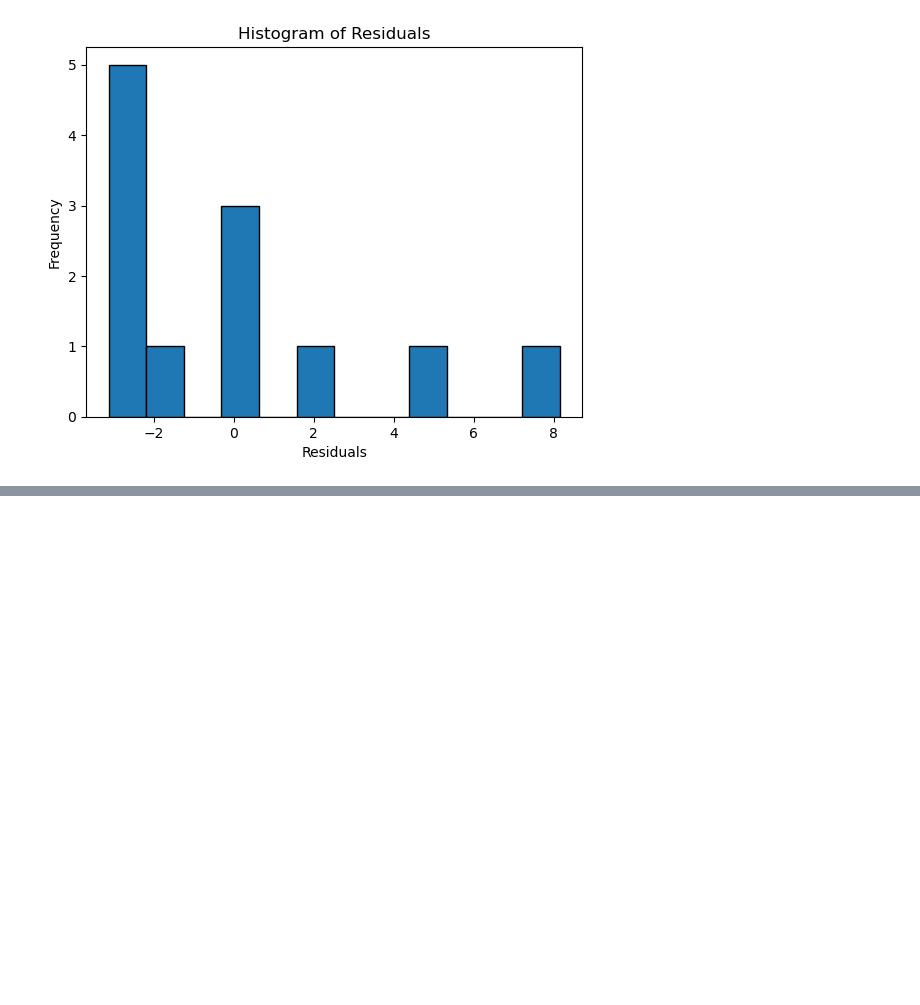
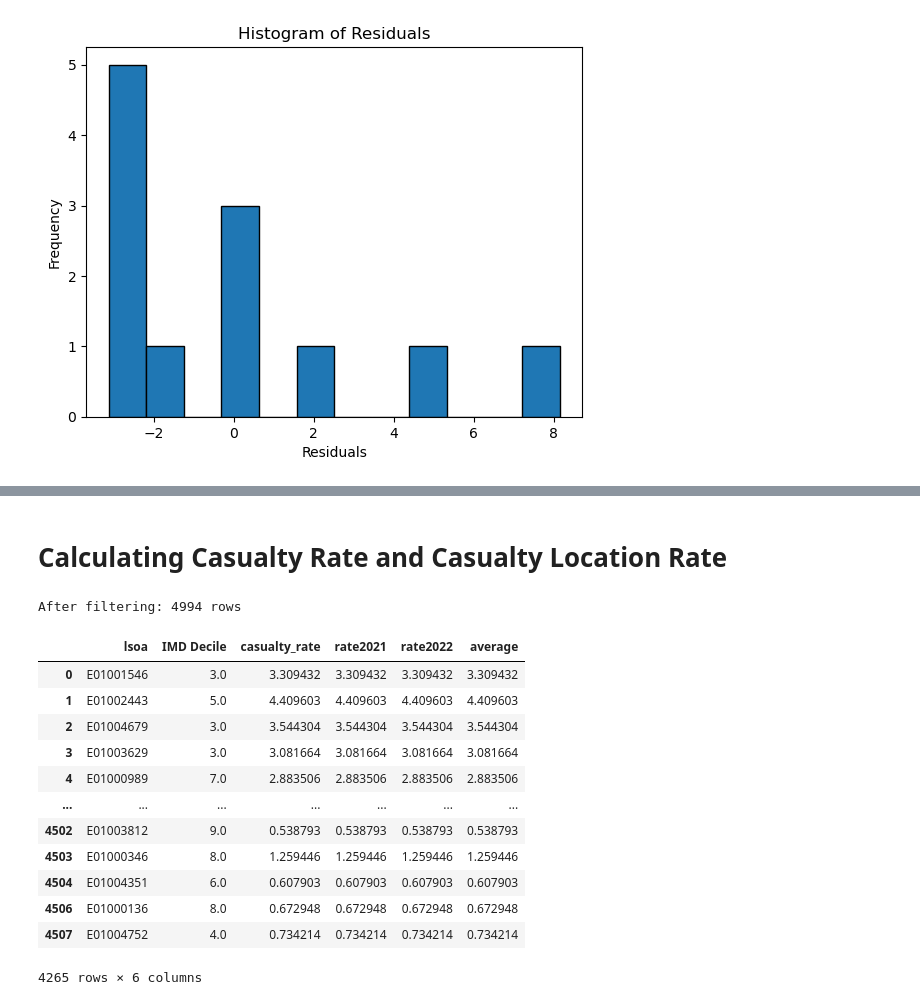
Before and after one commit to jwkee0420/Quantitative-Methods, a Jupyter notebook: Jin_safety_descriptive_statistics.ipynb, the cells around one changed output, grey strips where cells are left out. Cells and saved outputs as stored; diff of their text form; code cells hidden in the pictures; blank space fills up the shorter version.

```diff
--- a/Jin_safety_descriptive_statistics.ipynb
+++ b/Jin_safety_descriptive_statistics.ipynb
@@ -412,0 +472,37 @@ plt.show()
+# %% [markdown]
+# Calculating Casualty Rate and Casualty Location Rate
+# %%
+count_unique2023['lsoa'] = count_unique2023['lsoa_of_casualty']
+count_unique2022['lsoa'] = count_unique2022['lsoa_of_casualty']
+count_unique2021['lsoa'] = count_unique2021['lsoa_of_casualty']
+
+pop = pd.read_csv("data/population_count.csv")
+dataframes = [pop]
+
+# Loop through each dataframe
+for i, item in enumerate(dataframes):
+    item.dropna(subset=['lsoa'], inplace=True)   # Drop rows with NaN in 'lsoa'
+    item['lsoa'] = item['lsoa'].str[:9]  # Truncate 'lsoa' to first 9 characters
+    item = item[item['lsoa'].isin(lsoa_list)]
+    print(f"After filtering: {item.shape[0]} rows")
+
+pop = pop[pop['lsoa'].isin(lsoa_list)]
+count = pd.merge(count_unique2023, pop, on='lsoa', how='left')
+count = count.rename(columns={'2021': 'pop'})
+count['pop'] = count['pop'].str.replace(',', '', regex=False)  # Remove commas
+count['pop'] = pd.to_numeric(count['pop'], errors='coerce')
+count['casualty_rate'] = 1000 * count['count'] / count['pop'] # calculating casualty rate
+
+count2 = pd.merge(count_unique2022, pop, on='lsoa', how='left')
+count2 = count2.rename(columns={'2021': 'pop'})
+count2['pop'] = count2['pop'].str.replace(',', '', regex=False)  # Remove commas
+count2['pop'] = pd.to_numeric(count2['pop'], errors='coerce')
+count2['casualty_rate'] = 1000 * count2['count'] / count2['pop']
+
+count3 = pd.merge(count_unique2021, pop, on='lsoa', how='left')
+count3 = count3.rename(columns={'2021': 'pop'})
+count3['pop'] = count3['pop'].str.replace(',', '', regex=False)  # Remove commas
+count3['pop'] = pd.to_numeric(count3['pop'], errors='coerce')
+count3['casualty_rate'] = 1000 * count3['count'] / count3['pop']
+# %% [output]
+After filtering: 4994 rows
@@ -412,0 +515,5 @@ plt.show()
+# %%
+# merge 2021, 2022 and 2023 casualty rate with deprivation ranking
+count = pd.merge(count, imd, on='lsoa', how='left')
+count2 = pd.merge(count2, imd, on='lsoa', how='left')
+count3 = pd.merge(count3, imd, on='lsoa', how='left')
@@ -412,0 +536,17 @@ plt.show()
+# %%
+count_all.dropna(subset=['average'], inplace=True)
+count_all
+# %% [output]
+|  | lsoa | IMD Decile | casualty_rate | rate2021 | rate2022 | average |
+| 0 | E01001546 | 3.0 | 3.309432 | 3.309432 | 3.309432 | 3.309432 |
+| 1 | E01002443 | 5.0 | 4.409603 | 4.409603 | 4.409603 | 4.409603 |
+| 2 | E01004679 | 3.0 | 3.544304 | 3.544304 | 3.544304 | 3.544304 |
+| 3 | E01003629 | 3.0 | 3.081664 | 3.081664 | 3.081664 | 3.081664 |
+| 4 | E01000989 | 7.0 | 2.883506 | 2.883506 | 2.883506 | 2.883506 |
+| ... | ... | ... | ... | ... | ... | ... |
+| 4502 | E01003812 | 9.0 | 0.538793 | 0.538793 | 0.538793 | 0.538793 |
+| 4503 | E01000346 | 8.0 | 1.259446 | 1.259446 | 1.259446 | 1.259446 |
+| 4504 | E01004351 | 6.0 | 0.607903 | 0.607903 | 0.607903 | 0.607903 |
+| 4506 | E01000136 | 8.0 | 0.672948 | 0.672948 | 0.672948 | 0.672948 |
+| 4507 | E01004752 | 4.0 | 0.734214 | 0.734214 | 0.734214 | 0.734214 |
+4265 rows × 6 columns
```
Also changed, not shown: parts of 11 cells of this notebook, 2 other files.
